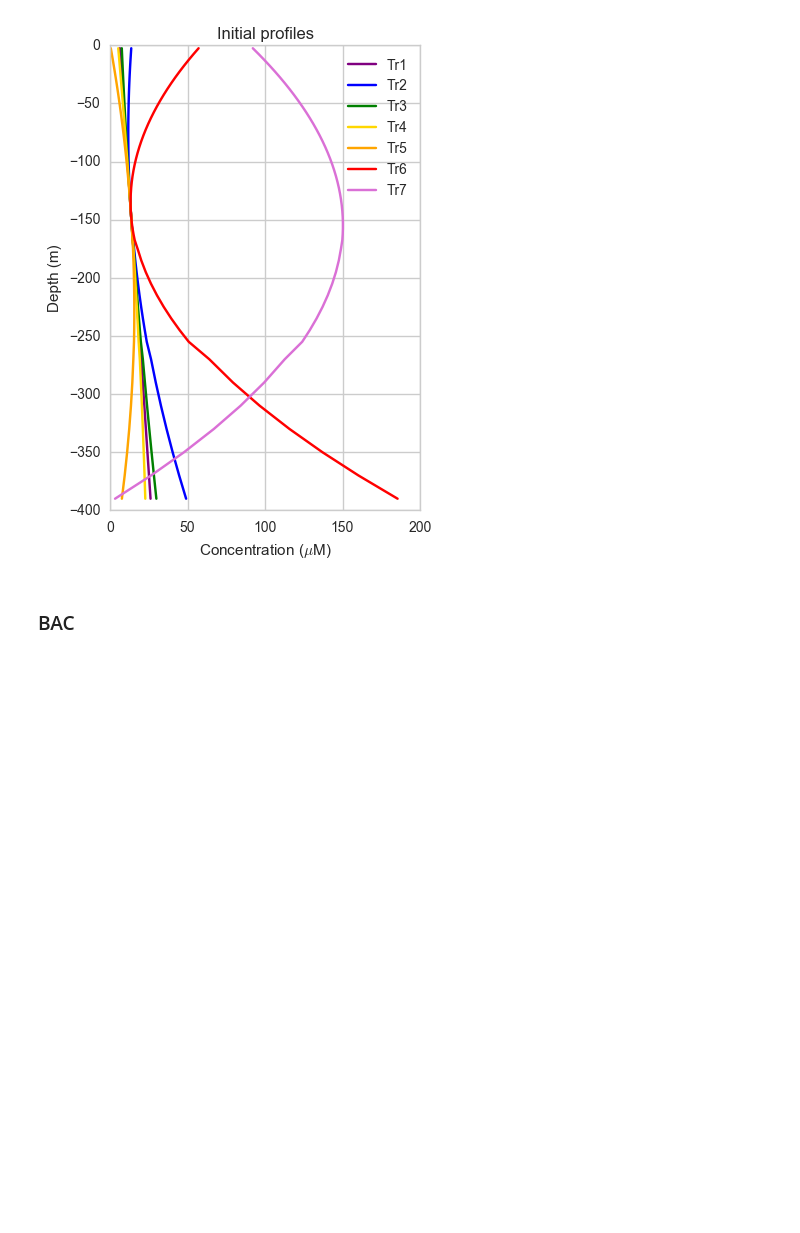
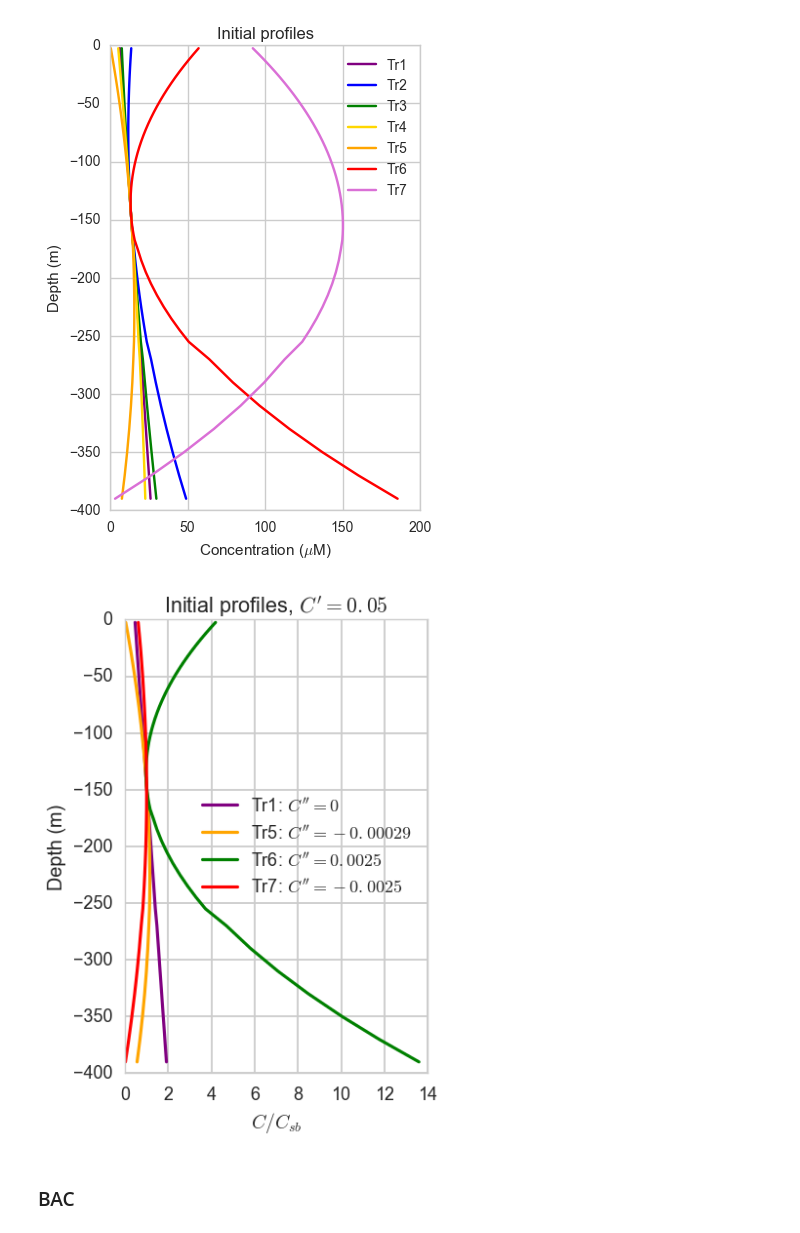
Before and after one commit to UBC-MOAD/outputanalysisnotebooks, a Jupyter notebook: NutrientProfiles/Parabolic/CNTDIFF_7Tr.ipynb, the cells around one changed output. Drawn from its saved outputs; the diff is of its cells as text; code cells hidden in the pictures; blank space fills up the shorter version.

```diff
--- a/NutrientProfiles/Parabolic/CNTDIFF_7Tr.ipynb
+++ b/NutrientProfiles/Parabolic/CNTDIFF_7Tr.ipynb
@@ -29,9 +29,12 @@ ptracersNoC = xr.open_dataset(ptracers_fileNoC)
 ### Initial profiles
 # %%
 # plot_ini_profiles
-tracerList = [ptracers.Tr1.isel(T=0,X=180,Y=50,Z=slice(0,50)),ptracers.Tr2.isel(T=0,X=180,Y=50,Z=slice(0,50)),
-              ptracers.Tr3.isel(T=0,X=180,Y=50,Z=slice(0,50)),ptracers.Tr4.isel(T=0,X=180,Y=50,Z=slice(0,50)),
-              ptracers.Tr5.isel(T=0,X=180,Y=50,Z=slice(0,50)),ptracers.Tr6.isel(T=0,X=180,Y=50,Z=slice(0,50)),
+tracerList = [ptracers.Tr1.isel(T=0,X=180,Y=50,Z=slice(0,50)),
+              ptracers.Tr2.isel(T=0,X=180,Y=50,Z=slice(0,50)),
+              ptracers.Tr3.isel(T=0,X=180,Y=50,Z=slice(0,50)),
+              ptracers.Tr4.isel(T=0,X=180,Y=50,Z=slice(0,50)),
+              ptracers.Tr5.isel(T=0,X=180,Y=50,Z=slice(0,50)),
+              ptracers.Tr6.isel(T=0,X=180,Y=50,Z=slice(0,50)),
               ptracers.Tr7.isel(T=0,X=180,Y=50,Z=slice(0,50))]
 labels = ['Tr1','Tr2','Tr3','Tr4','Tr5','Tr6','Tr7']
 
@@ -48,6 +51,30 @@ ax.legend(loc=0)
 # %% [output]
 <matplotlib.legend.Legend at 0x...>
 [figure]
+# %%
+# plot_ini_profiles
+sns.set_context('talk')
+tracerList = [ptracers.Tr1.isel(T=0,X=180,Y=50,Z=slice(0,50))/ptracers.Tr1.isel(T=0,X=180,Y=50,Z=29),
+              ptracers.Tr5.isel(T=0,X=180,Y=50,Z=slice(0,50))/ptracers.Tr5.isel(T=0,X=180,Y=50,Z=29),
+              ptracers.Tr6.isel(T=0,X=180,Y=50,Z=slice(0,50))/ptracers.Tr6.isel(T=0,X=180,Y=50,Z=29),
+              ptracers.Tr7.isel(T=0,X=180,Y=50,Z=slice(0,50))/ptracers.Tr7.isel(T=0,X=180,Y=50,Z=29)]
+labels = ['Tr1: $C^{\prime\prime}=0$','Tr5: $C^{\prime\prime}=-0.00029$',
+          'Tr6: $C^{\prime\prime}=0.0025$',
+          'Tr7: $C^{\prime\prime}=-0.0025$']
+
+colours = ['purple','orange','green','red']
+
+fig,ax = plt.subplots(1,1,figsize=(4,6))
+for tracer,col,lab in zip(tracerList,colours,labels):
+    ax.plot(tracer,grid.Z[0:50],color=col,label=lab)
+
+ax.set_xlabel(r'$C/ C_{sb}$')
+ax.set_ylabel('Depth (m)')
+ax.set_title('Initial profiles, $C^{\prime}=0.05$')
+ax.legend(loc=0)
+fig.savefig('profiles_parab_plots.pdf', format='pdf', dpi=1000, bbox_inches='tight')
+# %% [output]
+[figure, added]
 # %% [markdown]
 ### BAC
 # %%
```
Also changed, not shown: 3 other files.
